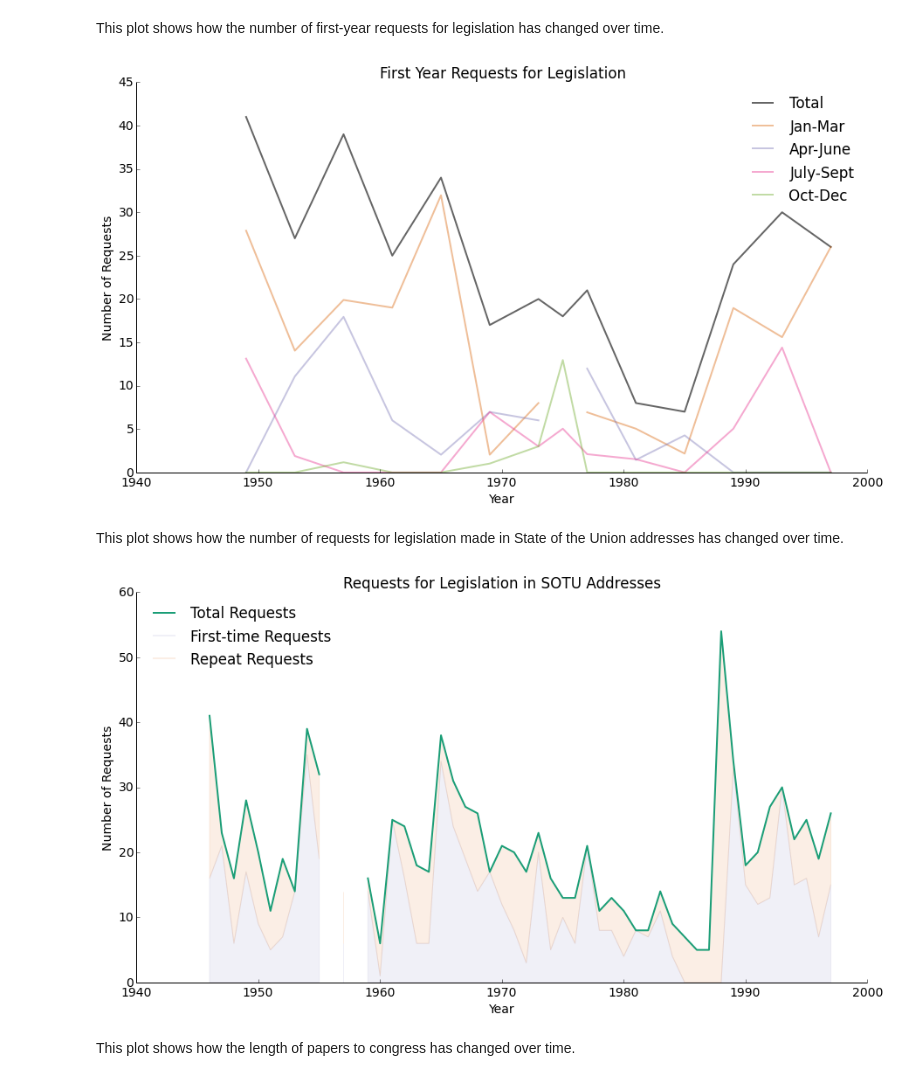
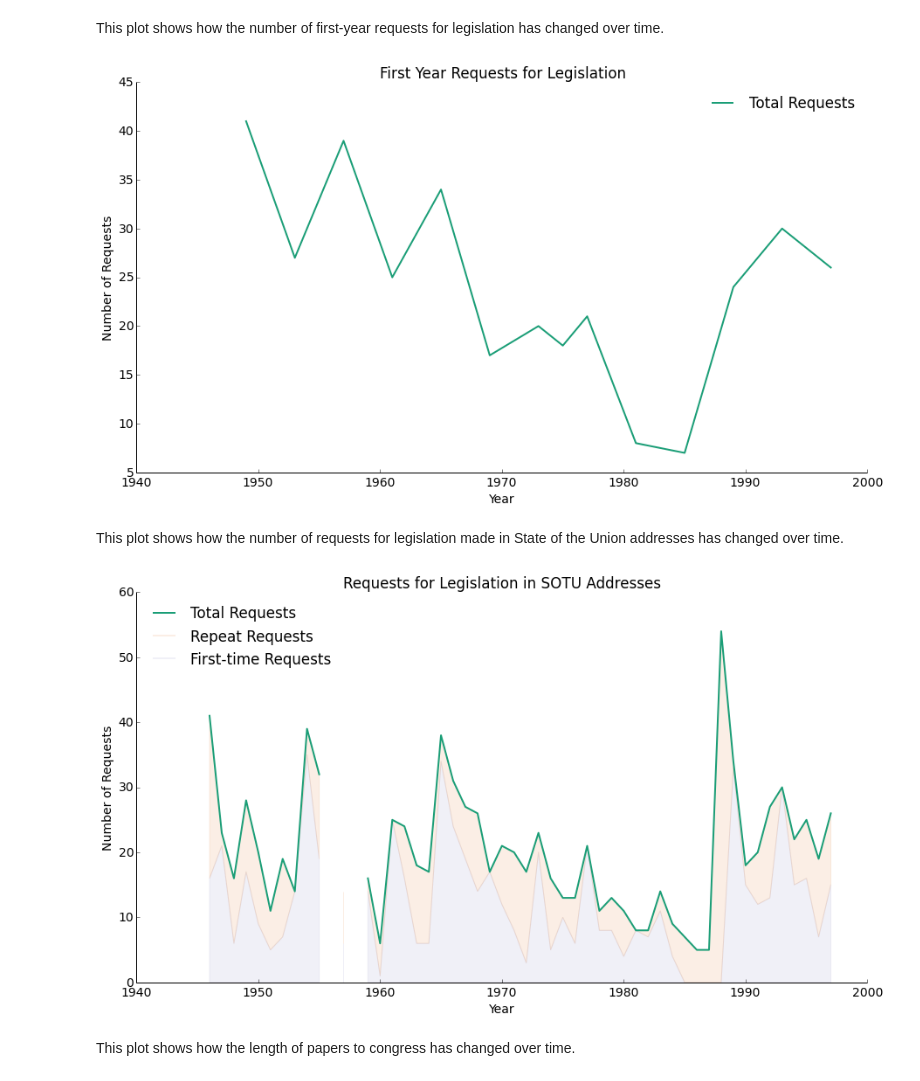
Before and after one commit to rlucioni/executive-evolution, a Jupyter notebook: matt_changes.ipynb, the cells around one changed output. Saved outputs shown, nothing was run; the diff lists cells and outputs as text; code cells hidden in the pictures.

```diff
--- a/matt_changes.ipynb
+++ b/matt_changes.ipynb
@@ -2235,22 +2239,26 @@ congress_composition.head()
 # %% [markdown]
 This plot shows how the number of first-year requests for legislation has changed over time.
 # %%
-plt.plot(list(first_year_requests.year), list(first_year_requests.total), label='Total', c=dark2_colors[7])
-plt.plot(list(first_year_requests.year), list(first_year_requests.jan_mar*first_year_requests.total/100.),
-         label='Jan-Mar', alpha=0.4)
-plt.plot(list(first_year_requests.year), list(first_year_requests.apr_june*first_year_requests.total/100.),
-         label='Apr-June', alpha=0.4)
-plt.plot(list(first_year_requests.year), list(first_year_requests.july_sept*first_year_requests.total/100.),
-         label='July-Sept', alpha=0.4)
-plt.plot(list(first_year_requests.year), list(first_year_requests.oct_dec*first_year_requests.total/100.),
-         label='Oct-Dec', alpha=0.4)
+plt.plot(list(first_year_requests.year), list(first_year_requests.total), label='Total Requests')
+
+# toggle below for quarter-by-quarter requests
+
+#plt.plot(list(first_year_requests.year), list(first_year_requests.jan_mar*first_year_requests.total/100.),
+#         label='Jan-Mar', alpha=0.4)
+#plt.plot(list(first_year_requests.year), list(first_year_requests.apr_june*first_year_requests.total/100.),
+#         label='Apr-June', alpha=0.4)
+#plt.plot(list(first_year_requests.year), list(first_year_requests.july_sept*first_year_requests.total/100.),
+#         label='July-Sept', alpha=0.4)
+#plt.plot(list(first_year_requests.year), list(first_year_requests.oct_dec*first_year_requests.total/100.),
+#         label='Oct-Dec', alpha=0.4)
+
 plt.legend(loc=1, frameon=False)
 plt.xlabel('Year')
 plt.ylabel('Number of Requests')
 plt.title('First Year Requests for Legislation')
 remove_border()
 # %% [output]
-[figure, old version]
+[figure, new version]
 # %% [markdown]
 This plot shows how the number of requests for legislation made in State of the Union addresses has changed over time.
 # %%
@@ -2259,11 +2267,11 @@ plt.plot(list(SOTU_requests.year), list(SOTU_requests.total_requests), label='To
 #plt.plot(list(SOTU_requests.year), list(SOTU_requests.repeat_requests), label='Repeat Requests', alpha=0.4)
 
 plt.fill_between(list(SOTU_requests.year), 0, list(SOTU_requests.first_time_requests), color=dark2_colors[2], alpha=0.1)
+plt.plot(1957, 0, label='Repeat Requests', color=dark2_colors[1], alpha=0.1)
 plt.plot(1957, 0, label='First-time Requests', color=dark2_colors[2], alpha=0.1)
 
 plt.fill_between(list(SOTU_requests.year), list(SOTU_requests.first_time_requests),
                  list(SOTU_requests.total_requests), color=dark2_colors[1], alpha=0.1)
-plt.plot(1957, 0, label='Repeat Requests', color=dark2_colors[1], alpha=0.1)
 
 
 #print ax.get_legend_handles_labels()
@@ -2274,7 +2282,7 @@ plt.title('Requests for Legislation in SOTU Addresses')
 plt.legend(loc=2, frameon=False)
 remove_border()
 # %% [output]
-[figure, old version]
+[figure, new version]
 # %% [markdown]
 This plot shows how the length of papers to congress has changed over time.
 # %%
```
Also changed, not shown: parts of 36 cells of this notebook, 1 other file.
